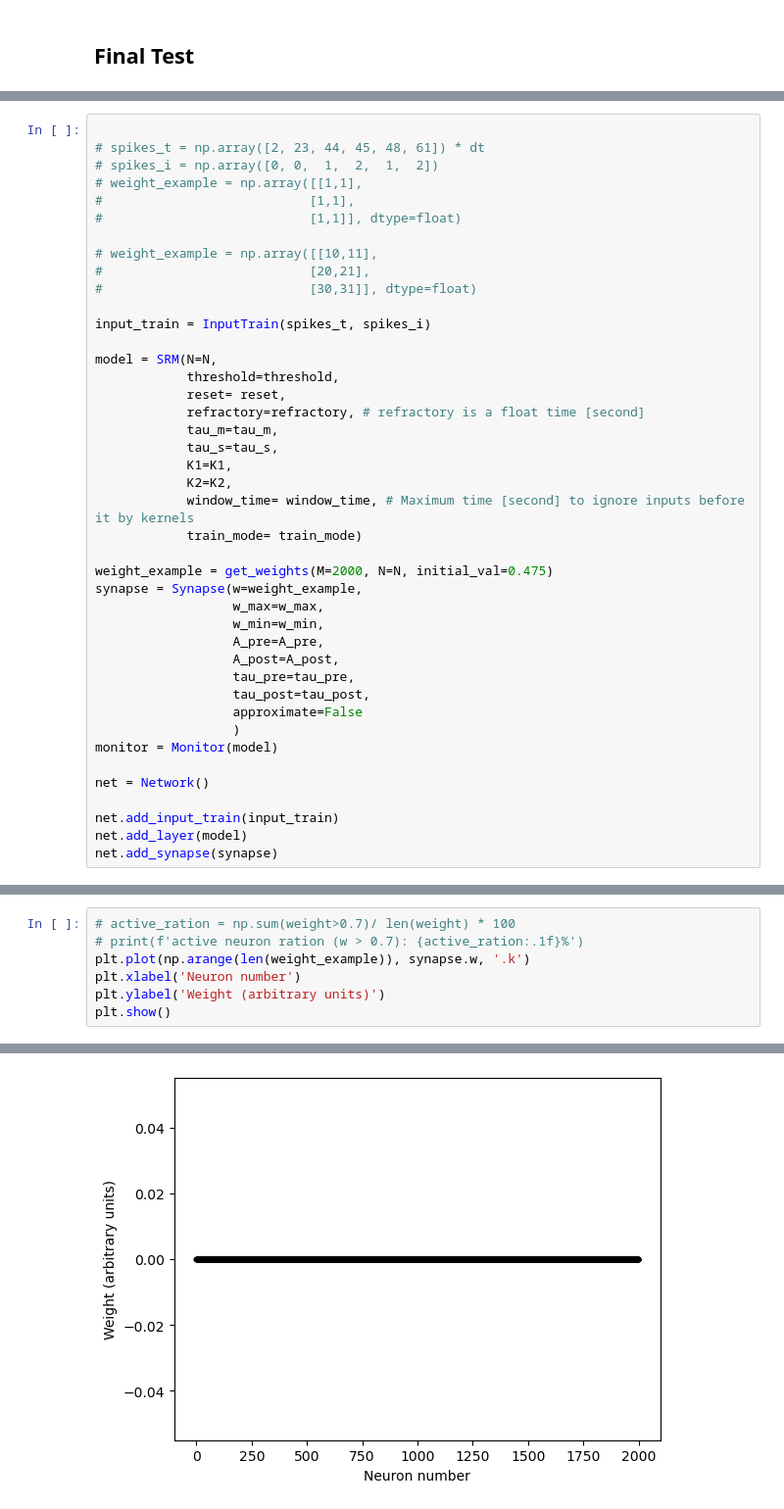
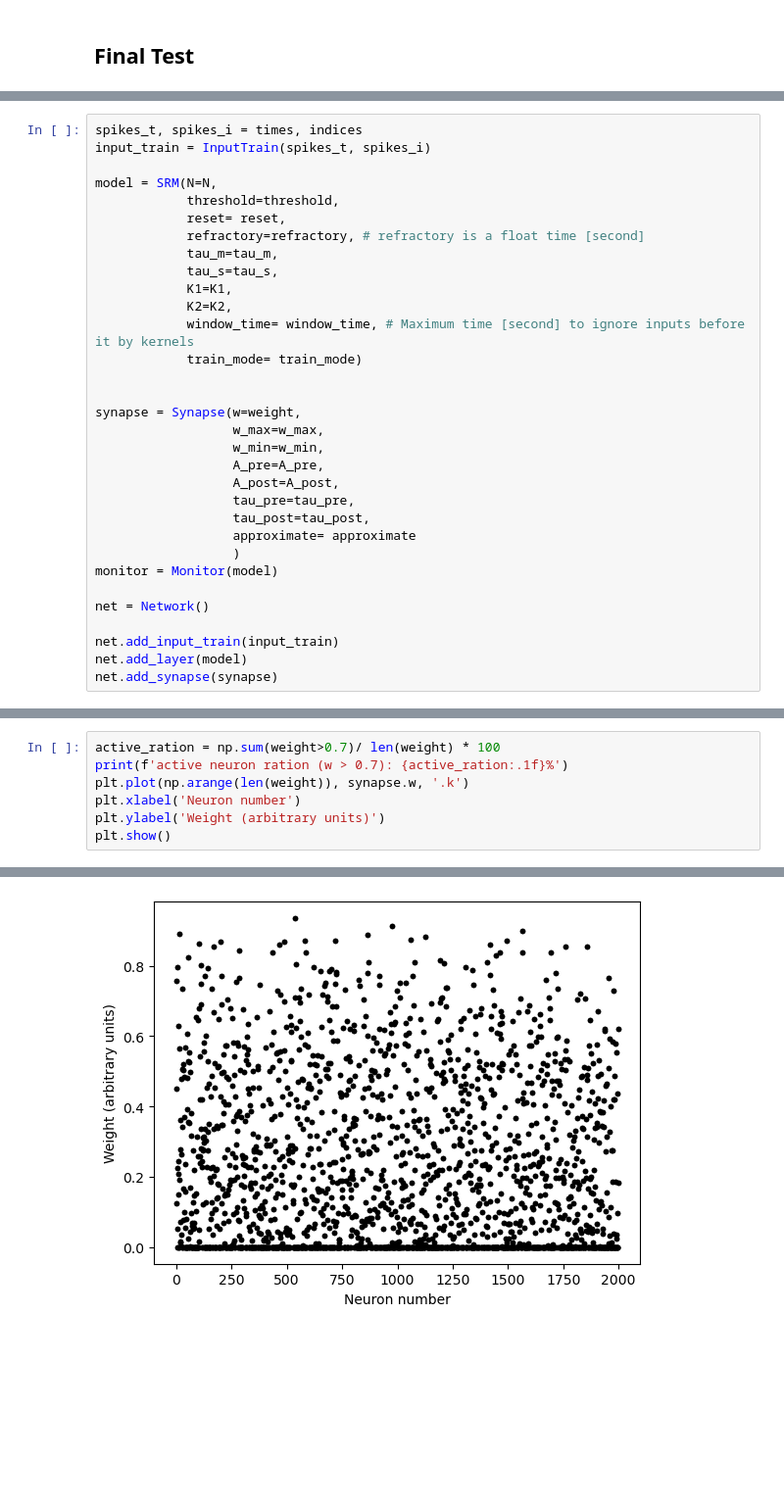
Before and after one commit to mehranfaraji/STDP-Finds-Start-of-Patterns, a Jupyter notebook: dev.ipynb, the cells around one changed output, grey strips where cells are left out. Shown: that part at 98% size. Cells and saved outputs as stored; diff of their text form; blank space fills up the shorter version.

```diff
--- a/dev.ipynb
+++ b/dev.ipynb
@@ -1105,15 +1122,5 @@ spikes_t, spikes_i = times, indices
 # %%
-
-# spikes_t = np.array([2, 23, 44, 45, 48, 61]) * dt
-# spikes_i = np.array([0, 0,  1,  2,  1,  2])
-# weight_example = np.array([[1,1],
-#                           [1,1],
-#                           [1,1]], dtype=float)
-
-# weight_example = np.array([[10,11],
-#                           [20,21],
-#                           [30,31]], dtype=float)
-
+spikes_t, spikes_i = times, indices
 input_train = InputTrain(spikes_t, spikes_i)
 
 model = SRM(N=N,
@@ -1127,15 +1134,15 @@ model = SRM(N=N,
             window_time= window_time, # Maximum time [second] to ignore inputs before it by kernels
             train_mode= train_mode)
 
-weight_example = get_weights(M=2000, N=N, initial_val=0.475)
-synapse = Synapse(w=weight_example,
+
+synapse = Synapse(w=weight,
                   w_max=w_max,
                   w_min=w_min,
                   A_pre=A_pre,
                   A_post=A_post,
                   tau_pre=tau_pre,
                   tau_post=tau_post,
-                  approximate=False
+                  approximate= approximate
                   )
 monitor = Monitor(model)
 
@@ -1184,7 +1224,7 @@ array([  0.        ,   0.        ,   9.19514614,  32.63832237,
 # %%
-# active_ration = np.sum(weight>0.7)/ len(weight) * 100
-# print(f'active neuron ration (w > 0.7): {active_ration:.1f}%')
-plt.plot(np.arange(len(weight_example)), synapse.w, '.k')
+active_ration = np.sum(weight>0.7)/ len(weight) * 100
+print(f'active neuron ration (w > 0.7): {active_ration:.1f}%')
+plt.plot(np.arange(len(weight)), synapse.w, '.k')
 plt.xlabel('Neuron number')
 plt.ylabel('Weight (arbitrary units)')
 plt.show()
@@ -1192 +1233 @@ plt.show()
-[figure, old version]
+[figure, new version]
```
Also changed, not shown: parts of 24 cells of this notebook, 4 other files.
